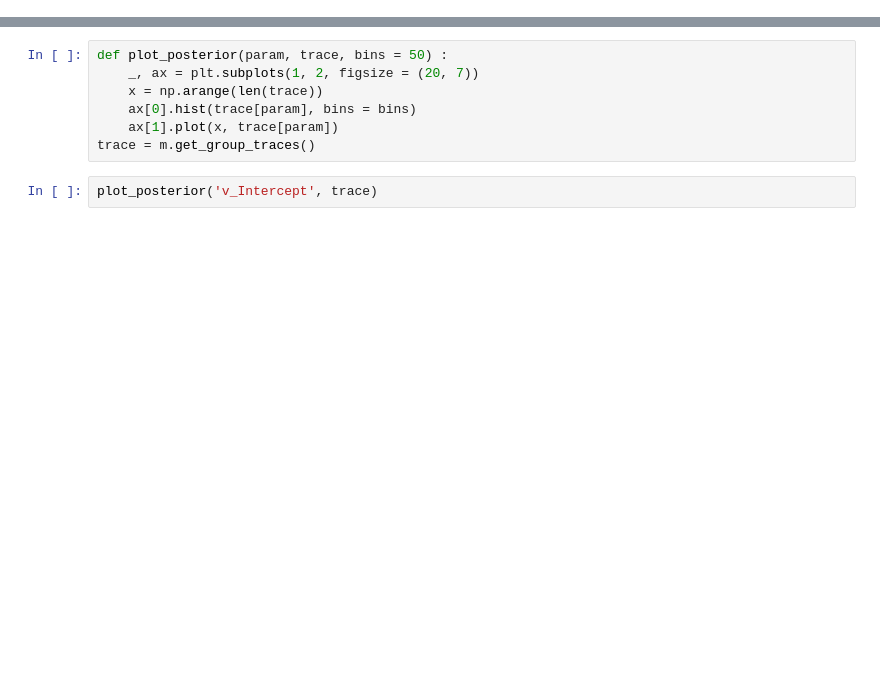
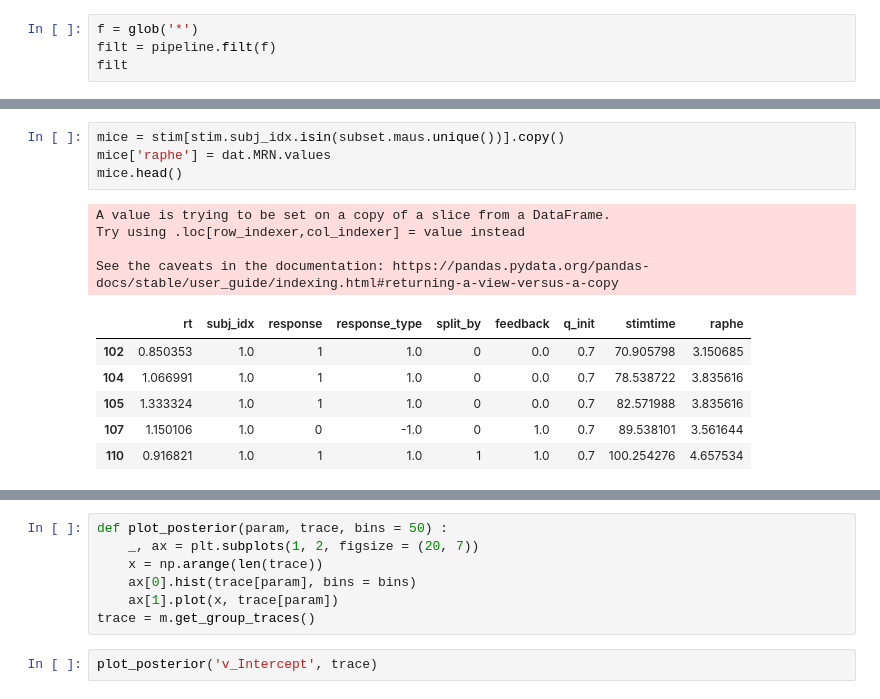
Before and after one commit to awakhloo/Neuromatch, a Jupyter notebook: hddm linear model - dat prep.ipynb, the cells around one changed output, grey strips where cells are left out. Cells and saved outputs as stored; diff of their text form; blank space fills up the shorter version.

```diff
--- a/hddm linear model - dat prep.ipynb
+++ b/hddm linear model - dat prep.ipynb
@@ -101,0 +10,4 @@ maus_0.head()
+# %%
+f = glob('*')
+filt = pipeline.filt(f)
+filt
@@ -101,0 +82,15 @@ maus_0.head()
+# %%
+mice = stim[stim.subj_idx.isin(subset.maus.unique())].copy()
+mice['raphe'] = dat.MRN.values
+mice.head()
+# %% [output]
+A value is trying to be set on a copy of a slice from a DataFrame.
+Try using .loc[row_indexer,col_indexer] = value instead
+
+See the caveats in the documentation: https://pandas.pydata.org/pandas-docs/stable/user_guide/indexing.html#returning-a-view-versus-a-copy
+|  | rt | subj_idx | response | response_type | split_by | feedback | q_init | stimtime | raphe |
+| 102 | 0.850353 | 1.0 | 1 | 1.0 | 0 | 0.0 | 0.7 | 70.905798 | 3.150685 |
+| 104 | 1.066991 | 1.0 | 1 | 1.0 | 0 | 0.0 | 0.7 | 78.538722 | 3.835616 |
+| 105 | 1.333324 | 1.0 | 1 | 1.0 | 0 | 0.0 | 0.7 | 82.571988 | 3.835616 |
+| 107 | 1.150106 | 1.0 | 0 | -1.0 | 0 | 1.0 | 0.7 | 89.538101 | 3.561644 |
+| 110 | 0.916821 | 1.0 | 1 | 1.0 | 1 | 1.0 | 0.7 | 100.254276 | 4.657534 |
```
Also changed, not shown: parts of 19 cells of this notebook.
